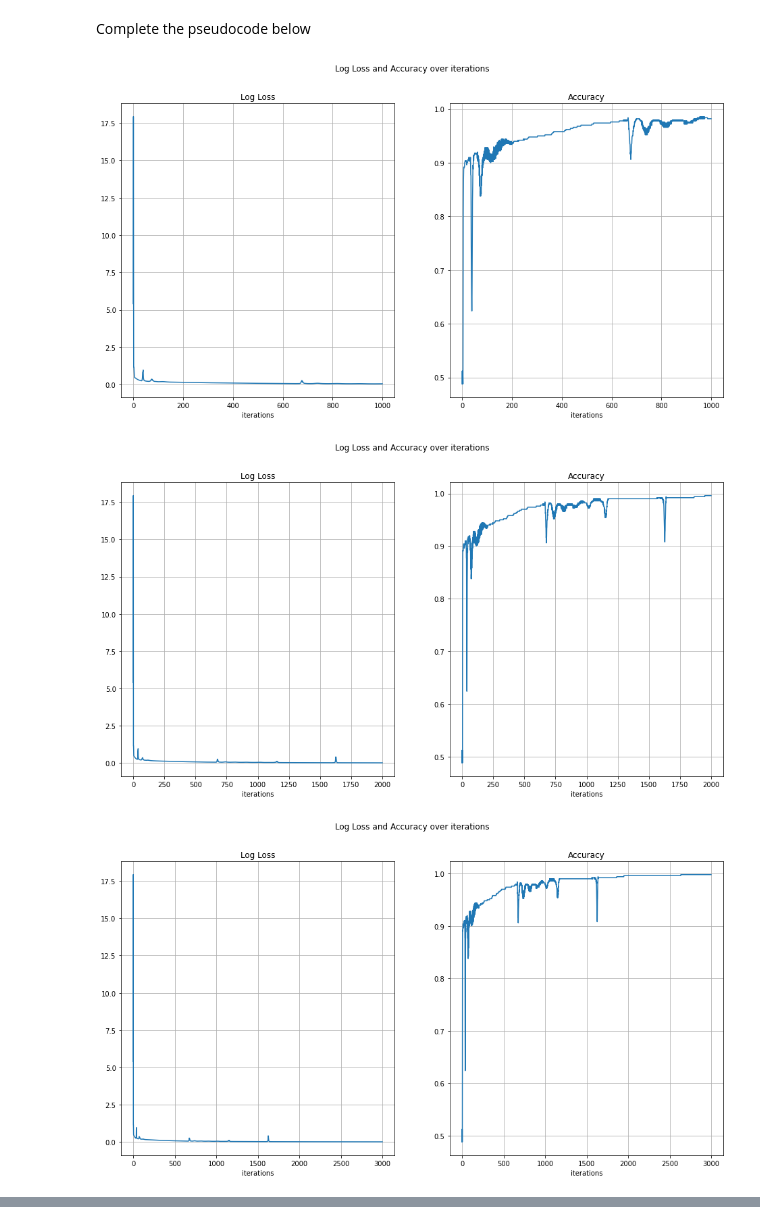
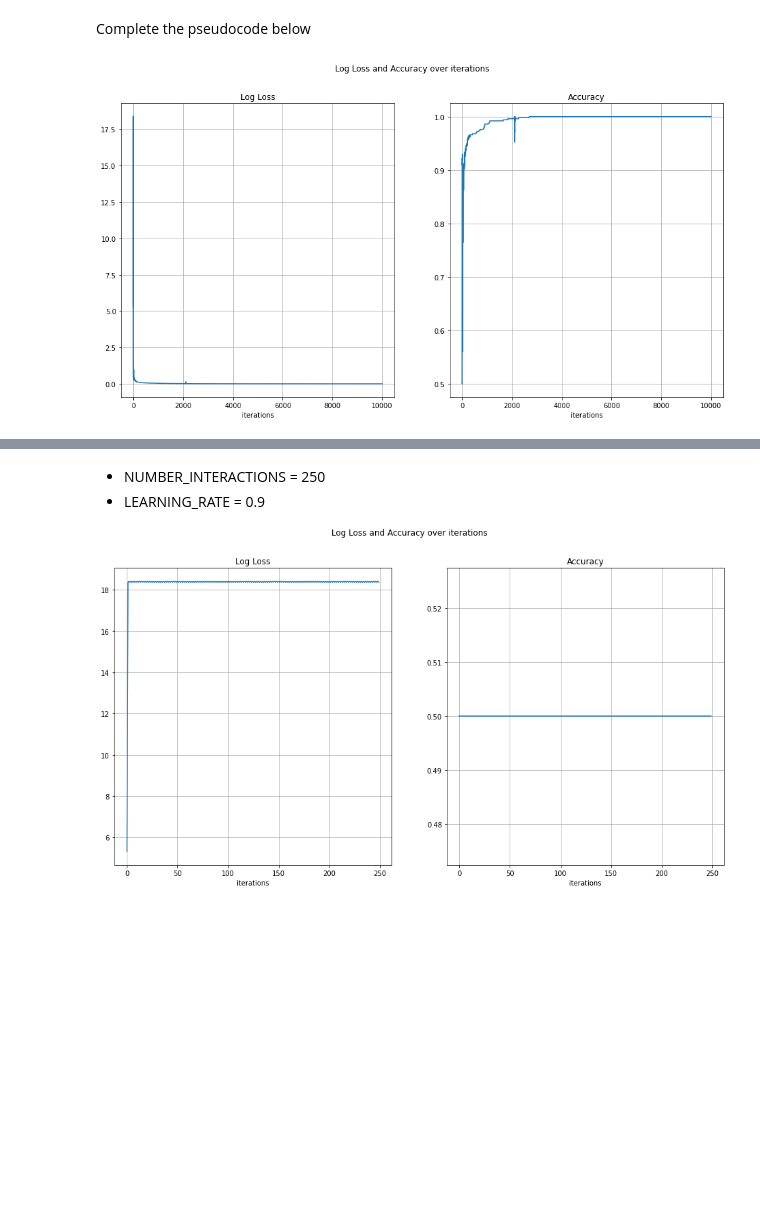
Before and after one commit to fsluizvictor/backpropagation, a Jupyter notebook: Backprop_Exercise_HW.ipynb, the cells around one changed output, grey strips where cells are left out. Saved outputs shown, nothing was run; the diff lists cells and outputs as text; code cells hidden in the pictures; blank space fills up the shorter version.

```diff
--- a/Backprop_Exercise_HW.ipynb
+++ b/Backprop_Exercise_HW.ipynb
@@ -205,40 +220,38 @@ np.random.seed(1241)
 
 W_1 = np.random.uniform(-1,1, size = (3,NUM_OBS))
 W_2 = np.random.uniform(-1,1, size = (NUM_OBS,1))
-NUMBER_INTERACTIONS = 5000
+NUMBER_INTERACTIONS = 10000
 LEARNIG_RATE = 0.03
 PRINT_STEP = 1000
 x_mat = x_mat_full
 
 
 loss_vals, accuracies = [], []
 for i in range(NUMBER_INTERACTIONS):
 
     ### Do a forward computation, and get the gradient
 
     y_pred, gradient = forward_pass(W_1, W_2)
 
     ## Update the weight matrices
 
     W_1 -= LEARNIG_RATE * gradient[0]
     W_2 -= LEARNIG_RATE * gradient[1].reshape((500,1))
 
     ### Compute the loss
 
     loss_vals.append(loss_fn(y, y_pred))
 
     ### Compute the loss and accuracy
 
     accuracies.append(accuracy_score(y,classification_metric_values(y_pred)))
     # accuracies.append(sum_mean_square_error(classification_metric_values(y_pred), y))
 
     ## Print the loss and accuracy for every 200th iteration
 
-    if (i+1) % PRINT_STEP == 0:
-        plot_loss_accuracy(loss_vals, accuracies)
+    #if (i+1) % PRINT_STEP == 0:
+      # plot_loss_accuracy(loss_vals, accuracies)
 
 plot_loss_accuracy(loss_vals, accuracies)
 # %% [output]
-[figure, old version]
+[figure, new version]
-[figure, removed]
-[figure, removed]
@@ -247,0 +258,7 @@ plot_loss_accuracy(loss_vals, accuracies)
+# %% [markdown]
+
+
+*   NUMBER_INTERACTIONS = 250
+*   LEARNING_RATE = 0.9
+
+![download (1).png](embedded-picture-1)
```
Also changed, not shown: parts of 11 cells of this notebook.
